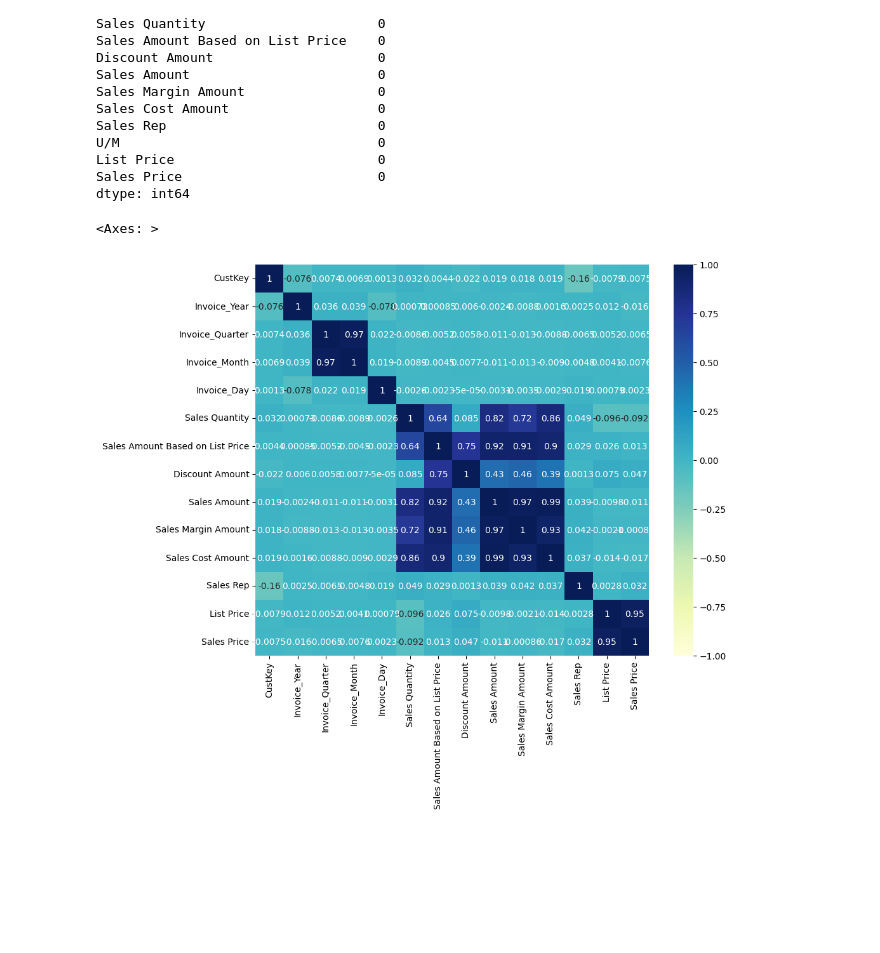
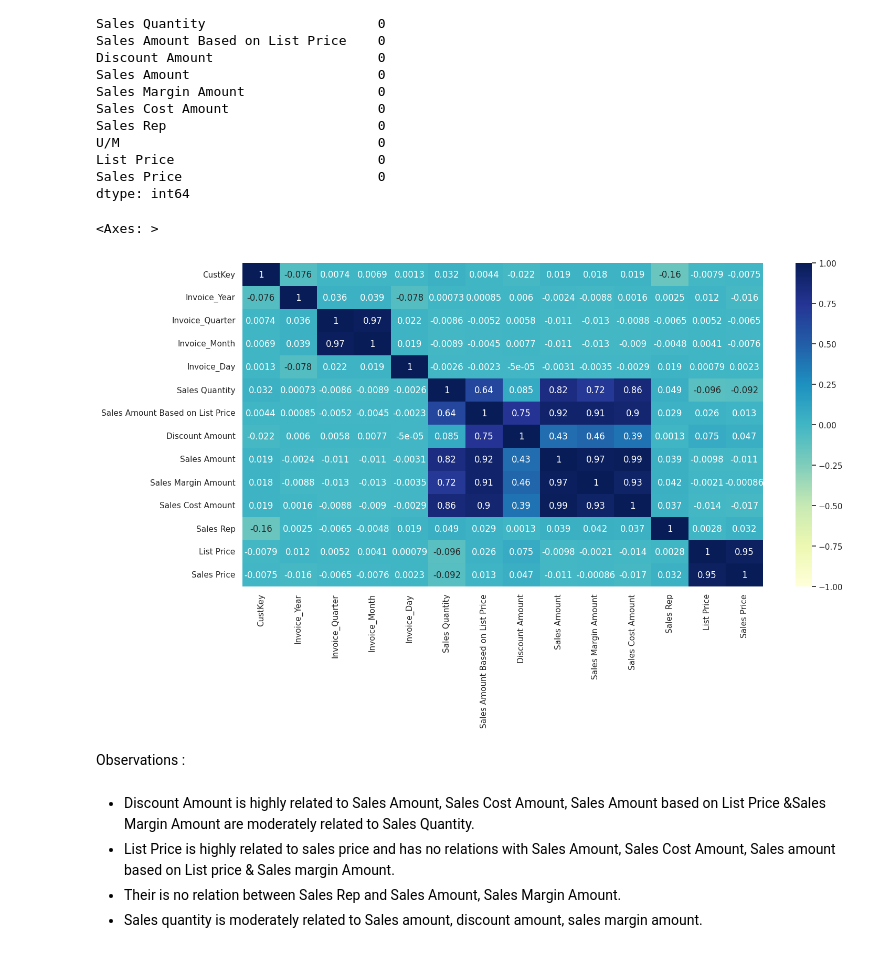
Before and after one commit to SachinYallapurkar/AMAZON-SALES-DATA-ANALYSIS, a Jupyter notebook: Amazon_Sales_Data_Analysis.ipynb, the cells around one changed output. Saved outputs shown, nothing was run; the diff lists cells and outputs as text; code cells hidden in the pictures; blank space fills up the shorter version.

```diff
--- a/Amazon_Sales_Data_Analysis.ipynb
+++ b/Amazon_Sales_Data_Analysis.ipynb
@@ -229,8 +232,16 @@ dtype: int64
 # %%
 # Checking the Correlation
 
-plt.figure(figsize=(10,8))
 sns.heatmap(Final_Data.corr(method='pearson'), annot=True,vmin=-1, vmax=1, cmap='YlGnBu')
 # %% [output]
 <Axes: >
-[figure, old version]
+[figure, new version]
+# %% [markdown]
+Observations :
+# %% [markdown]
+
+
+*   Discount Amount is highly related to Sales Amount, Sales Cost Amount, Sales Amount based on List Price &Sales Margin Amount are moderately related to Sales Quantity.
+*   List Price is highly related to sales price and has no relations with Sales Amount, Sales Cost Amount, Sales amount based on List price & Sales margin Amount.
+*   Their is no relation between Sales Rep and Sales Amount, Sales Margin Amount.
+*    Sales quantity is moderately related to Sales amount, discount amount, sales margin amount.
```
Also changed, not shown: parts of 16 cells of this notebook.
